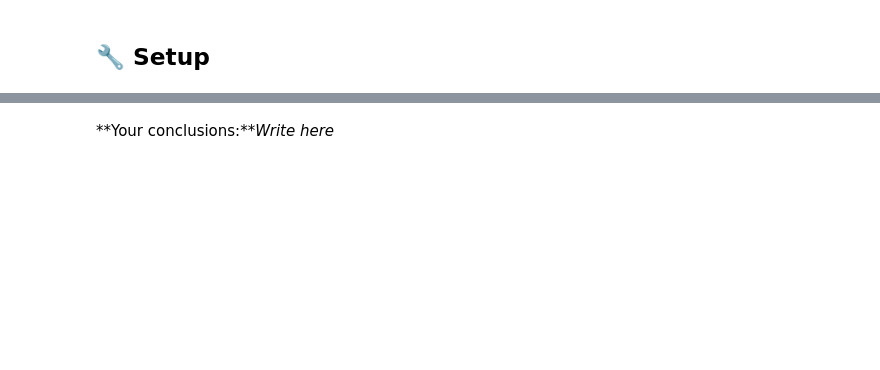
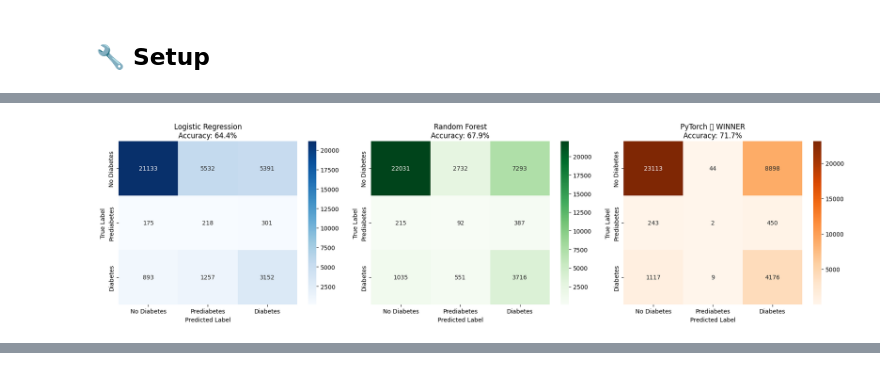
Before and after one commit to Tuminha/PyTorch-Capstone-Project, a Jupyter notebook: projects/01_diabetes_tabular/notebooks/08_evaluation_and_conclusions.ipynb, the cells around one changed output, grey strips where cells are left out. Cells and saved outputs as stored; diff of their text form; code cells hidden in the pictures; blank space fills up the shorter version.

```diff
--- a/projects/01_diabetes_tabular/notebooks/08_evaluation_and_conclusions.ipynb
+++ b/projects/01_diabetes_tabular/notebooks/08_evaluation_and_conclusions.ipynb
@@ -14,0 +86,10 @@
+# %%
+# TODO 2: Load best model
+
+lr_model = joblib.load('../baseline_results/logistic_regression_model.pkl')
+rf_model = joblib.load('../baseline_results/random_forest_model.pkl')
+
+nn_model = TabularFFN(21, 3)
+state_dict = torch.load("../models/diabetes_ffn_best.pth")
+nn_model.load_state_dict(state_dict)
+nn_model.eval()
@@ -27 +259,45 @@
+# %%
+# Confusion matrix
+import matplotlib.pyplot as plt
+import seaborn as sns
+from sklearn.metrics import confusion_matrix
+import numpy as np
+
+# Get confusion matrices
+cm_lr = np.array(baseline_results['logistic_regression']['confusion_matrix'])
+cm_rf = np.array(baseline_results['random_forest']['confusion_matrix'])
+cm_nn = confusion_matrix(all_true_labels, all_predictions)
+
+# Create side-by-side plot
+fig, axes = plt.subplots(1, 3, figsize=(18, 5))
+
+# LR confusion matrix
+sns.heatmap(cm_lr, annot=True, fmt='d', cmap='Blues', ax=axes[0],
+            xticklabels=['No Diabetes', 'Prediabetes', 'Diabetes'],
+            yticklabels=['No Diabetes', 'Prediabetes', 'Diabetes'])
+axes[0].set_title('Logistic Regression\nAccuracy: 64.4%')
+axes[0].set_ylabel('True Label')
+axes[0].set_xlabel('Predicted Label')
+
+# RF confusion matrix
+sns.heatmap(cm_rf, annot=True, fmt='d', cmap='Greens', ax=axes[1],
+            xticklabels=['No Diabetes', 'Prediabetes', 'Diabetes'],
+            yticklabels=['No Diabetes', 'Prediabetes', 'Diabetes'])
+axes[1].set_title('Random Forest\nAccuracy: 67.9%')
+axes[1].set_ylabel('True Label')
+axes[1].set_xlabel('Predicted Label')
+
+# PyTorch confusion matrix
+sns.heatmap(cm_nn, annot=True, fmt='d', cmap='Oranges', ax=axes[2],
+            xticklabels=['No Diabetes', 'Prediabetes', 'Diabetes'],
+            yticklabels=['No Diabetes', 'Prediabetes', 'Diabetes'])
+axes[2].set_title('PyTorch ⭐ WINNER\nAccuracy: 71.7%')
+axes[2].set_ylabel('True Label')
+axes[2].set_xlabel('Predicted Label')
+
+plt.tight_layout()
+plt.savefig('../images/confusion_matrix_comparison.png', dpi=150, bbox_inches='tight')
+plt.show()
+# %% [output]
+[figure, added]
 # %% [markdown]
@@ -29,2 +312,0 @@
-# %% [markdown]
-**Your conclusions:***Write here*
```
Also changed, not shown: parts of 17 cells of this notebook, 8 other files.
